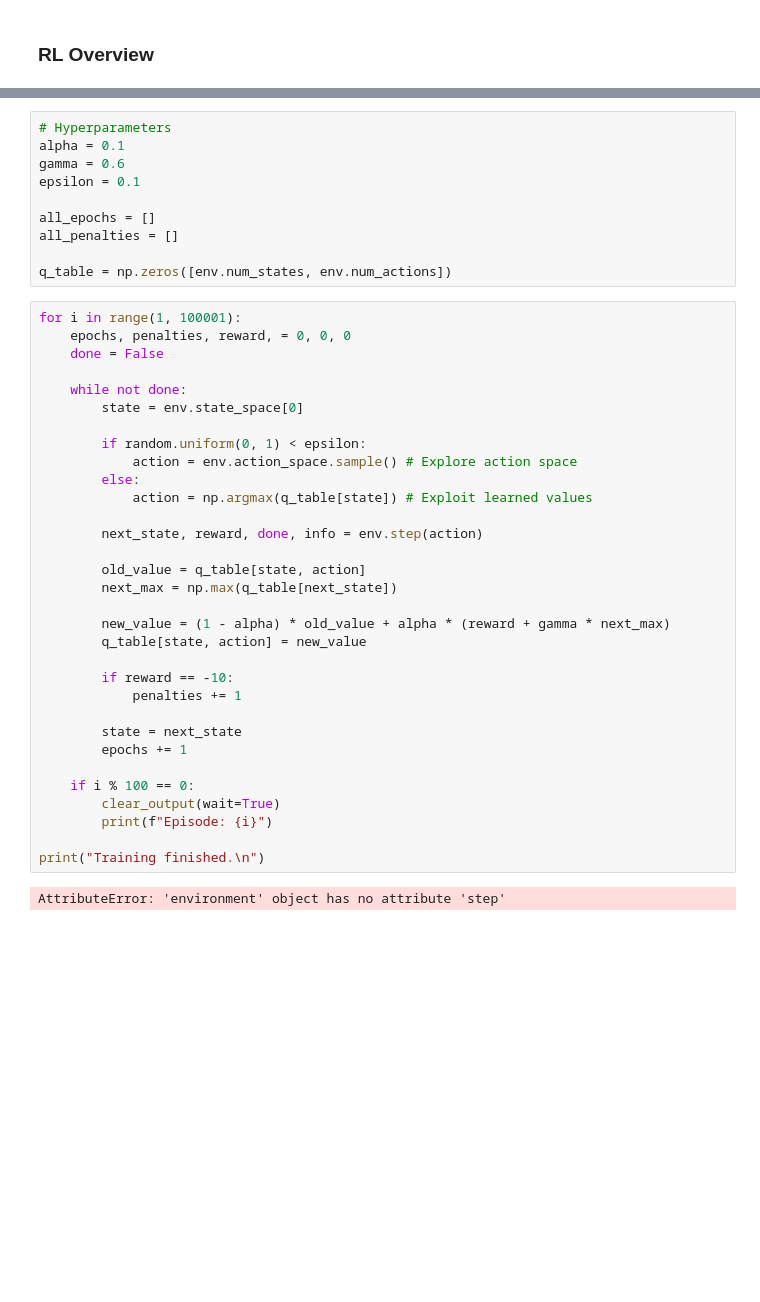
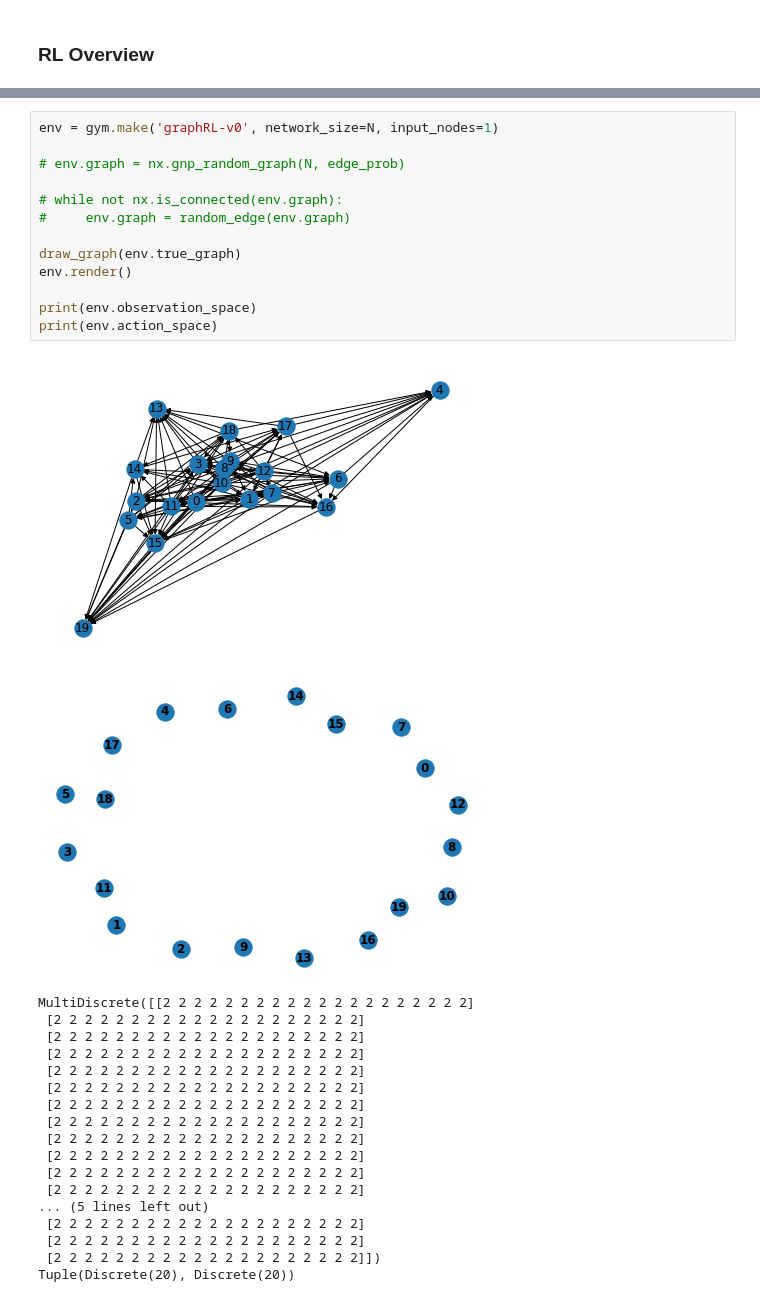
Before and after one commit to apeiffer/IoTSecurity, a Jupyter notebook: code/Network Analysis.ipynb, the cells around one changed output, grey strips where cells are left out. Drawn from its saved outputs; the diff is of its cells as text; blank space fills up the shorter version.

Commit message:
Found repository for creating RL-specific environment

```diff
--- a/code/Network Analysis.ipynb
+++ b/code/Network Analysis.ipynb
@@ -144,44 +149,33 @@ Assign a reward based on how many hops it takes, and if it's corrupted or not (t
-# %%
-# Hyperparameters
-alpha = 0.1
-gamma = 0.6
-epsilon = 0.1
-
-all_epochs = []
-all_penalties = []
-
-q_table = np.zeros([env.num_states, env.num_actions])
-# %%
-for i in range(1, 100001):
-    epochs, penalties, reward, = 0, 0, 0
-    done = False
-
-    while not done:
-        state = env.state_space[0]
-
-        if random.uniform(0, 1) < epsilon:
-            action = env.action_space.sample() # Explore action space
-        else:
-            action = np.argmax(q_table[state]) # Exploit learned values
-
-        next_state, reward, done, info = env.step(action)
-
-        old_value = q_table[state, action]
-        next_max = np.max(q_table[next_state])
-
-        new_value = (1 - alpha) * old_value + alpha * (reward + gamma * next_max)
-        q_table[state, action] = new_value
-
-        if reward == -10:
-            penalties += 1
-
-        state = next_state
-        epochs += 1
-
-    if i % 100 == 0:
-        clear_output(wait=True)
-        print(f"Episode: {i}")
-
-print("Training finished.\n")
-# %% [output]
-AttributeError: 'environment' object has no attribute 'step'
+# %%
+env = gym.make('graphRL-v0', network_size=N, input_nodes=1)
+
+# env.graph = nx.gnp_random_graph(N, edge_prob)
+
+# while not nx.is_connected(env.graph):
+#     env.graph = random_edge(env.graph)
+
+draw_graph(env.true_graph)
+env.render()
+
+print(env.observation_space)
+print(env.action_space)
+# %% [output]
+[figure, added]
+[figure, added]
+MultiDiscrete([[2 2 2 2 2 2 2 2 2 2 2 2 2 2 2 2 2 2 2 2]
+ [2 2 2 2 2 2 2 2 2 2 2 2 2 2 2 2 2 2 2 2]
+ [2 2 2 2 2 2 2 2 2 2 2 2 2 2 2 2 2 2 2 2]
+ [2 2 2 2 2 2 2 2 2 2 2 2 2 2 2 2 2 2 2 2]
+ [2 2 2 2 2 2 2 2 2 2 2 2 2 2 2 2 2 2 2 2]
+ [2 2 2 2 2 2 2 2 2 2 2 2 2 2 2 2 2 2 2 2]
+ [2 2 2 2 2 2 2 2 2 2 2 2 2 2 2 2 2 2 2 2]
+ [2 2 2 2 2 2 2 2 2 2 2 2 2 2 2 2 2 2 2 2]
+ [2 2 2 2 2 2 2 2 2 2 2 2 2 2 2 2 2 2 2 2]
+ [2 2 2 2 2 2 2 2 2 2 2 2 2 2 2 2 2 2 2 2]
+ [2 2 2 2 2 2 2 2 2 2 2 2 2 2 2 2 2 2 2 2]
+ [2 2 2 2 2 2 2 2 2 2 2 2 2 2 2 2 2 2 2 2]
+... (5 lines left out)
+ [2 2 2 2 2 2 2 2 2 2 2 2 2 2 2 2 2 2 2 2]
+ [2 2 2 2 2 2 2 2 2 2 2 2 2 2 2 2 2 2 2 2]
+ [2 2 2 2 2 2 2 2 2 2 2 2 2 2 2 2 2 2 2 2]])
+Tuple(Discrete(20), Discrete(20))
```
Also changed, not shown: parts of 7 cells of this notebook.
